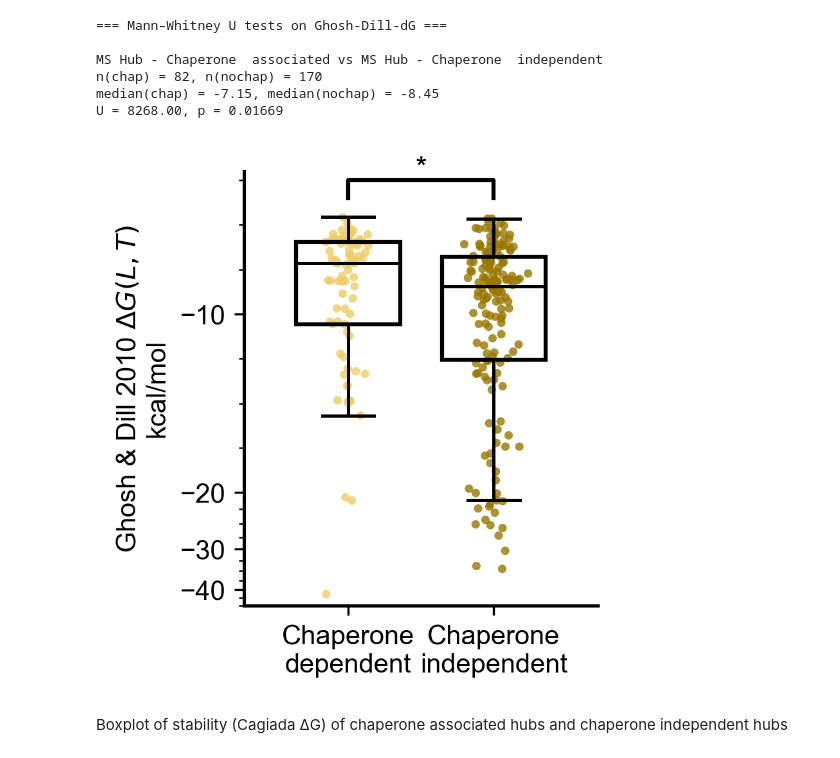
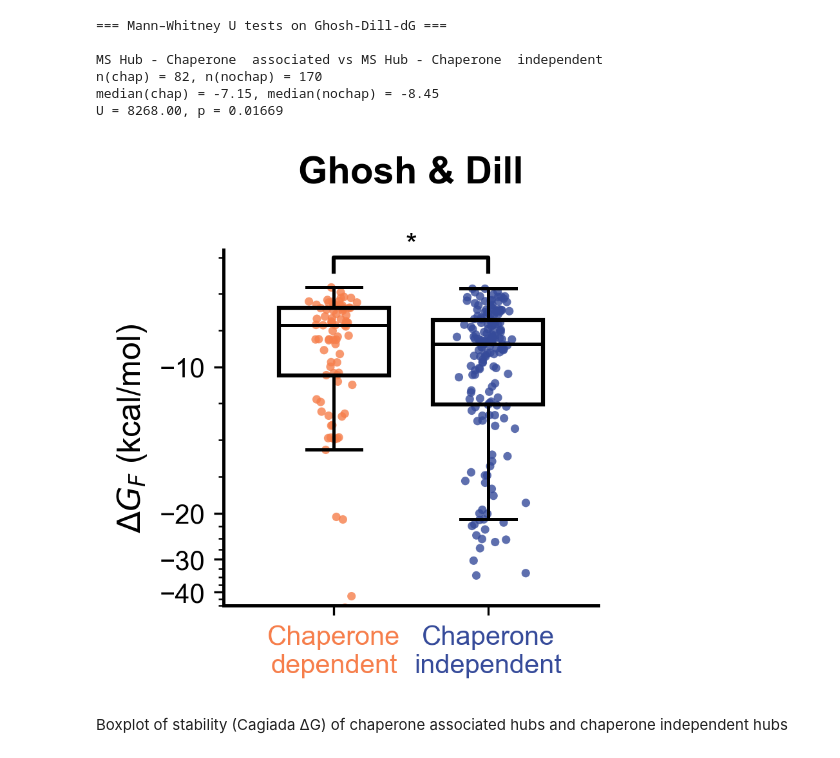
Before and after one commit to NCEMS/energetic-origins-of-PPI-connectivity, a Jupyter notebook: figures/6-figure/6-figure.ipynb, the cells around one changed output. Saved outputs shown, nothing was run; the diff lists cells and outputs as text; code cells hidden in the pictures.

```diff
--- a/figures/6-figure/6-figure.ipynb
+++ b/figures/6-figure/6-figure.ipynb
@@ -37,7 +37,7 @@ plt.rcParams.update({
 })
 # %%
 # load the datasets with node centrality information and get nodes in both
-nodes = pd.read_pickle(f"{DATA_PATH2}20251209-s288c-annotated-PPI-net.pkl")
+nodes = pd.read_pickle(f"{DATA_PATH2}20260210-s288c-ANnnotated-Yeast-Interactome.pkl")
 
 # --- Flip sign of cagiada-dG so downstream code uses the corrected values ---
 nodes["cagiada-dG"] = -nodes["cagiada-dG"]
@@ -363,6 +368,9 @@ Static hubs median: 0.19402985074626866
 Dynamic hubs median: 0.4745762711864407
 # %%
 # Extract chaperone fraction for static vs dynamic hubs
+static_frac = static_frac / 100
+dynamic_frac = dynamic_frac / 100
+
 static_frac_nz  = static_frac[static_frac > 0]
 dynamic_frac_nz = dynamic_frac[dynamic_frac > 0]
 
@@ -400,10 +408,10 @@ ax.hist(
     label="Dynamic hubs"
 )
 
-ax.set_xlabel("Chaperone fraction (%)", fontsize=11)
-ax.set_ylabel("Density", fontsize=11)
-ax.set_xlim(-1, 35)
-ax.set_ylim(-0.015, 0.75)
+ax.set_xlabel("Chaperone fraction", fontsize=11)
+ax.set_ylabel("Probability", fontsize=11)
+#ax.set_xlim(-0.1, 0.35)
+ax.set_ylim(-1, 75)
 
 ax.spines["top"].set_visible(False)
 ax.spines["right"].set_visible(False)
@@ -412,7 +420,7 @@ ax.spines["bottom"].set_linewidth(1.2)
 ax.legend(frameon=False, fontsize=10)
 
 plt.tight_layout()
-plt.savefig(f"{OUT_PATH}6a(2).svg")
+plt.savefig("6a-2.svg")
 plt.show()
 # %% [output]
 Static hubs:  26/134 non-zero
@@ -716,7 +724,7 @@ fig, ax = plt.subplots(figsize=(2.8, 3))
 positions = [0.7, 1.2, 1.7, 2.2]
 
 group_data   = [static_chap, static_nochap, dynamic_chap, dynamic_nochap]
-group_colors = [MS_COLOR_LIGHT, MS_COLOR_LIGHT, MS_COLOR_DARK, MS_COLOR_DARK]
+group_colors = ['#F67E4B', '#364B9A', '#F67E4B', '#364B9A']
 group_labels = [
     "Chaperone\ndependent",
     "Chaperone\nindependent",
@@ -783,6 +791,9 @@ ax.spines["bottom"].set_linewidth(1.2)
 ax.set_xticks(positions)
 ax.set_xticklabels(group_labels, fontsize=8.5, ha="center", rotation=55)
 
+for label, color in zip(ax.get_xticklabels(), group_colors):
+    label.set_color(color)
+
 #AXIS-BASED SIGNIFICANCE BRACKETS
 # lowest brackets (pairwise)
 add_bracket_axis(ax, positions[0], positions[1], 0.80, stars_static)
@@ -798,16 +809,16 @@ add_bracket_axis(ax, positions[1], positions[3], 1.05, stars_nochap)
 trans = ax.get_xaxis_transform()
 
 ax.plot(
-    [0.7, 1.2], [-0.55, -0.55], transform=trans, clip_on=False, color=MS_COLOR_LIGHT, lw=1.5)
+    [0.7, 1.2], [-0.55, -0.55], transform=trans, clip_on=False, color='black', lw=1.5)
 ax.text(0.9, -0.65, "Static hubs",
         transform=trans, ha="center", fontsize=10, fontweight="normal")
 
 ax.plot(
-    [1.7, 2.2], [-0.55, -0.55], transform=trans, clip_on=False, color=MS_COLOR_DARK, lw=1.5)
+    [1.7, 2.2], [-0.55, -0.55], transform=trans, clip_on=False, color='black', lw=1.5)
 ax.text(2.0, -0.65, "Dynamic hubs",
         transform=trans, ha="center", fontsize=10, fontweight="normal")
 
 plt.subplots_adjust(bottom=0.38)
-plt.savefig(f"{OUT_PATH}6b-2.svg", dpi=300, bbox_inches="tight")
+plt.savefig("6b-2.svg", dpi=300, bbox_inches="tight")
 plt.show()
 # %% [output]
@@ -900,7 +911,7 @@ def add_bracket_with_text(ax, x1, x2, y, text):
 fig, ax = plt.subplots(figsize=(2.8, 3))
 
 group_vals   = [hub_chap, hub_nochap]
-group_colors = [MS_COLOR_LIGHT, MS_COLOR_DARK]
+group_colors = ['#F67E4B', '#364B9A']
 
 # --- Scatter first (lower zorder) ---
 positions = [1, 1.7]
@@ -926,6 +937,10 @@ bp = ax.boxplot(
     showfliers=False,
 )
 
+# Color x-axis tick labels
+for label, color in zip(ax.get_xticklabels(), group_colors):
+    label.set_color(color)
+
 for box in bp["boxes"]:
     box.set_facecolor("none")
     box.set_edgecolor("black")
@@ -939,7 +954,8 @@ for element in ["whiskers", "caps", "medians"]:
         line.set_zorder(3)
 
 # Axes styling
-ax.set_ylabel(r"Ghosh & Dill 2010 $ΔG(L,T)$" + "\nkcal/mol")
+ax.set_ylabel(r"$\Delta G_F$ (kcal/mol)", fontsize=12)
+ax.set_title("Ghosh & Dill", fontweight='bold')
 ax.set_yscale("symlog", linthresh=20)
 ax.set_ylim(-45, -2)
 ax.set_yticks([-10, -20, -30, -40])
@@ -957,35 +973,35 @@ ax.spines["bottom"].set_linewidth(1.2)
 # # Draw bracket
 add_bracket_with_text(ax, positions[0], positions[1], bracket_y, "*")
 
 # === Horizontal line + label EXACTLY ===
 # Use x-axis transform so these sit below the x-axis, not in data (log) space
 trans = ax.get_xaxis_transform()
 
 # AE-MS group label under x-axis
 #ax.plot(
 #    [1.0, 1.7], [-0.20, -0.20],
 #    transform=trans,
 #    clip_on=False,
 #    color=MS_COLOR,
 #    lw=1.5,
 #)
 
 #ax.text(
 #    1.35, -0.24, "AE-MS Hubs",
 #    transform=trans,
 #    ha="center",
 #    va="top",
 #    fontsize=10,
 #    fontweight="bold",
 #    color=MS_COLOR,
 #)
 
 plt.xticks(fontsize=10)
 plt.tight_layout()
-plt.savefig(f"{OUT_PATH}6c-2.svg")
+plt.savefig("6c-2.svg")
 plt.show()
 # %% [output]
-[figure, old version]
+[figure, new version]
 # %% [markdown]
 Boxplot of stability (Cagiada ΔG) of chaperone associated hubs and chaperone independent hubs
 # %%
```
Also changed, not shown: parts of 11 cells of this notebook, 23 other files.
